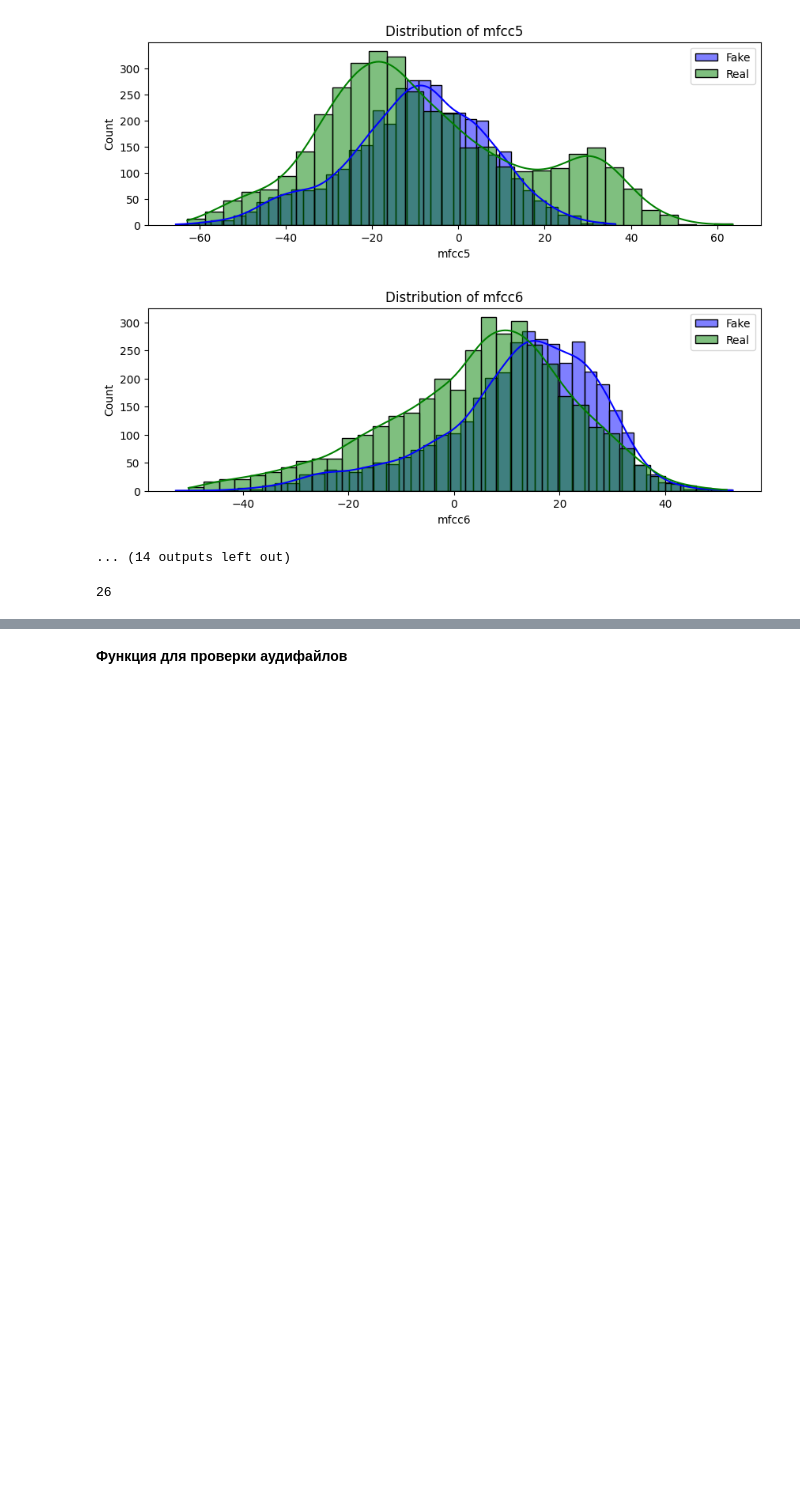
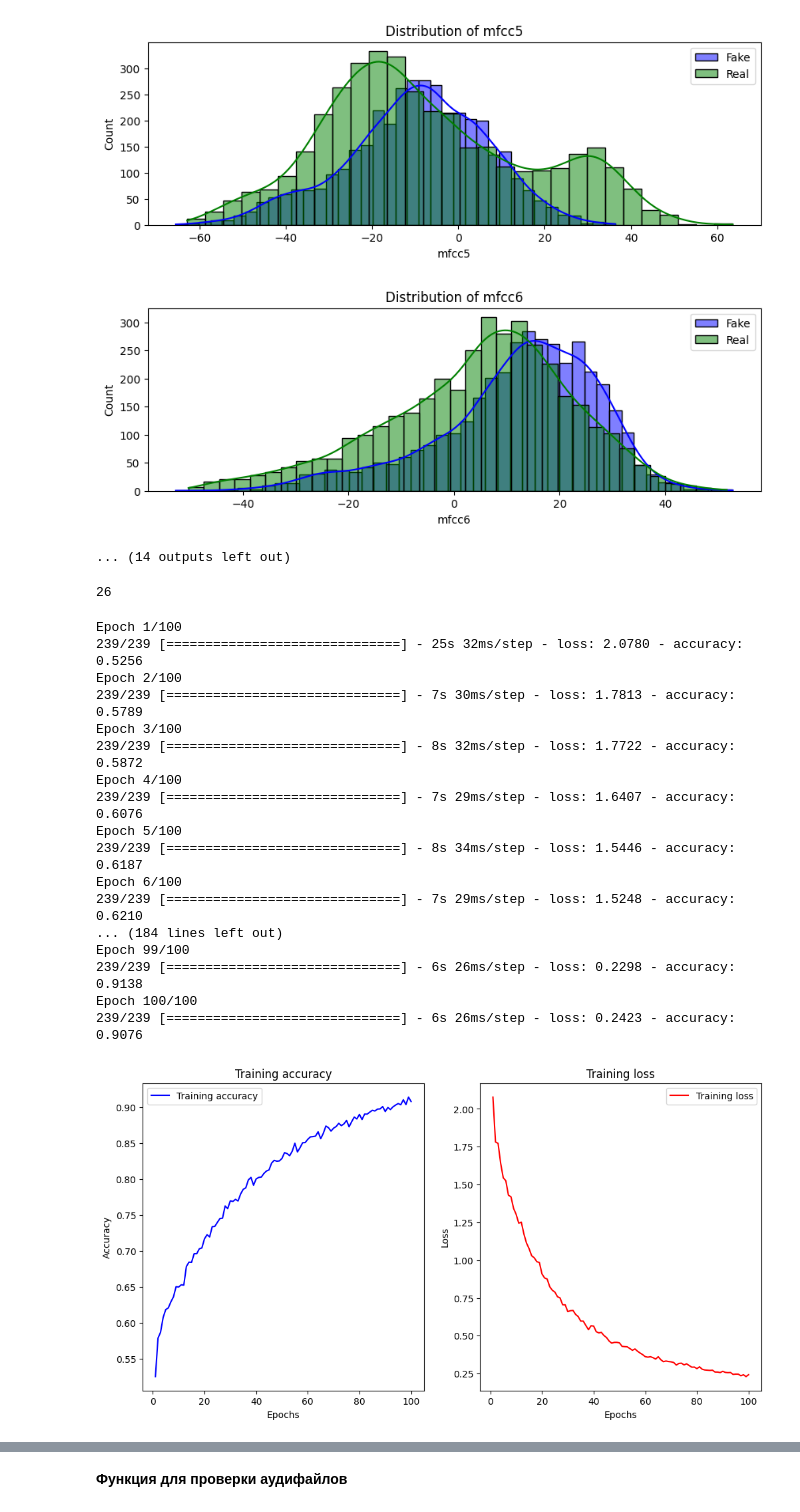
Before and after one commit to Allfeeto/Deep-Voice-Recognition, a Jupyter notebook: DeepVoice.ipynb, the cells around one changed output, grey strips where cells are left out. Cells and saved outputs as stored; diff of their text form; code cells hidden in the pictures; blank space fills up the shorter version.

```diff
--- a/DeepVoice.ipynb
+++ b/DeepVoice.ipynb
@@ -160,34 +162,53 @@ def plot_metrics(history):
     acc = history.history['accuracy']
     loss = history.history['loss']
 
     epochs = range(1, len(acc) + 1)
     plt.figure(figsize=(12, 6))
 
     plt.subplot(1, 2, 1)
     plt.plot(epochs, acc, 'b', label='Training accuracy')
     plt.title('Training accuracy')
     plt.xlabel('Epochs')
     plt.ylabel('Accuracy')
     plt.legend()
 
     plt.subplot(1, 2, 2)
     plt.plot(epochs, loss, 'r', label='Training loss')
     plt.title('Training loss')
     plt.xlabel('Epochs')
     plt.ylabel('Loss')
     plt.legend()
 
     plt.show()
 
 # Обучение модели и сохранение истории
 history = model.fit(
     X,
     y,
-    epochs=100,
-    batch_size=16
+    epochs=100, # надо увеличить
+    batch_size=32
 )
 
 # Построение графика метрик
 plot_metrics(history)
+# %% [output]
+Epoch 1/100
+239/239 [==============================] - 25s 32ms/step - loss: 2.0780 - accuracy: 0.5256
+Epoch 2/100
+239/239 [==============================] - 7s 30ms/step - loss: 1.7813 - accuracy: 0.5789
+Epoch 3/100
+239/239 [==============================] - 8s 32ms/step - loss: 1.7722 - accuracy: 0.5872
+Epoch 4/100
+239/239 [==============================] - 7s 29ms/step - loss: 1.6407 - accuracy: 0.6076
+Epoch 5/100
+239/239 [==============================] - 8s 34ms/step - loss: 1.5446 - accuracy: 0.6187
+Epoch 6/100
+239/239 [==============================] - 7s 29ms/step - loss: 1.5248 - accuracy: 0.6210
+... (184 lines left out)
+Epoch 99/100
+239/239 [==============================] - 6s 26ms/step - loss: 0.2298 - accuracy: 0.9138
+Epoch 100/100
+239/239 [==============================] - 6s 26ms/step - loss: 0.2423 - accuracy: 0.9076
+[figure, added]
 # %%
 test_loss, test_acc = model.evaluate(X, y)
```
Also changed, not shown: parts of 8 cells of this notebook, 3 other files.
